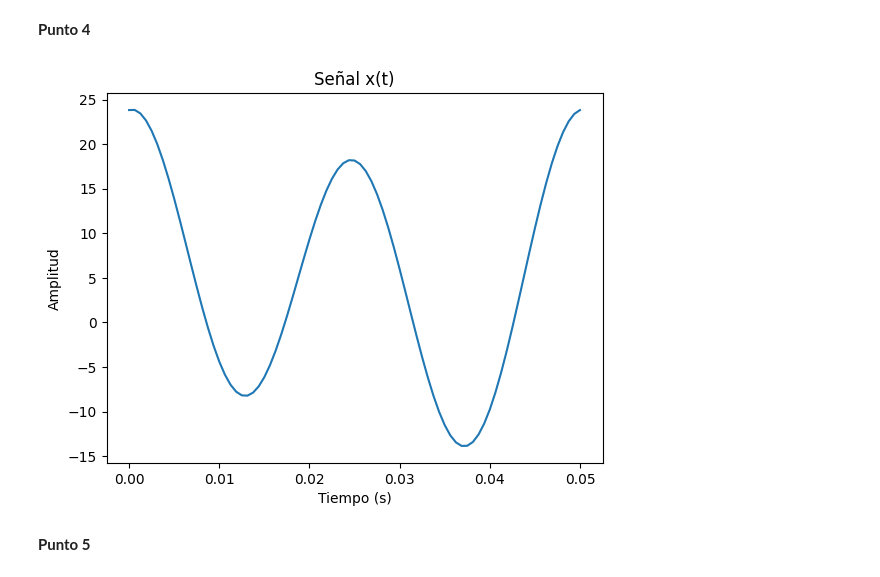
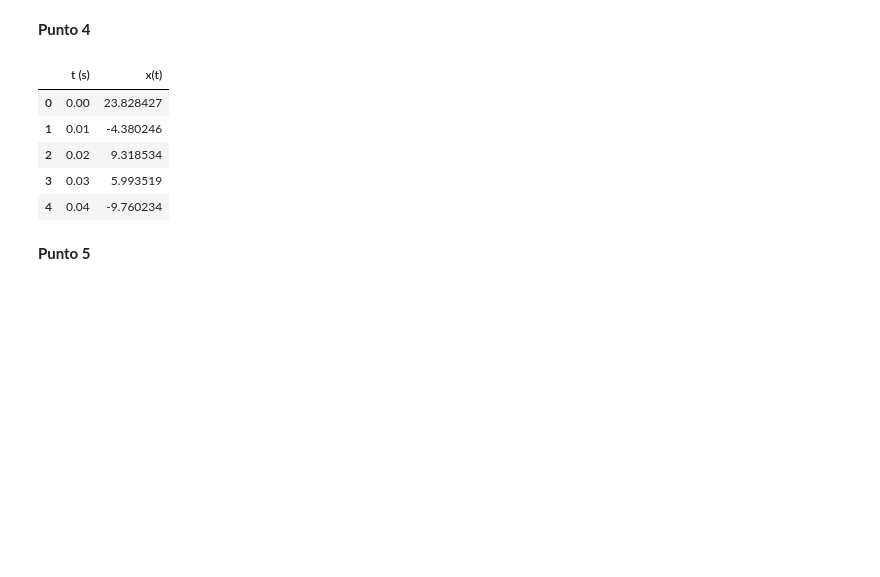
Before and after one commit to marianayarce1224/lab_biosenales, a Jupyter notebook: AnaMariaSeguro/Parcial_AnaMSeguro.ipynb, the cells around one changed output. Drawn from its saved outputs; the diff is of its cells as text; code cells hidden in the pictures; blank space fills up the shorter version.

```diff
--- a/AnaMariaSeguro/Parcial_AnaMSeguro.ipynb
+++ b/AnaMariaSeguro/Parcial_AnaMSeguro.ipynb
@@ -4,24 +4,27 @@
 **Punto 4**
 # %%
 import numpy as np
-import matplotlib.pyplot as plt
+import pandas as pd
 
+a = 7
+k = 2*(a+1)
 f = [20, 40]
-T_senal = 1/f[0] #El periodo de la señal x se define con la frecuencia menor
+fs = max(f)*2 + 20
+Ts = 1 / fs
+t = np.arange(0, 10, Ts)
 
-fs_adecuada = max(f)**2
-t = np.arange(0, T_senal + 1/fs_adecuada, 1/fs_adecuada)
-k = 16
+x_t = 4*np.sin(40*np.pi*t + np.pi/4) + k*np.cos(80*np.pi*t) + 5
 
-x_t = 4 * np.sin(40*np.pi*t + np.pi/4) + k*np.cos(80*np.pi*t) + 5
-
-plt.plot(t, x_t)
-plt.xlabel('Tiempo (s)')
-plt.ylabel('Amplitud')
-plt.title('Señal x(t)')
-plt.show()
+data = {"t (s)": t, "x(t)": x_t}
+muestras = pd.DataFrame(data)
+muestras.head()
 # %% [output]
-[figure, removed]
+|  | t (s) | x(t) |
+| 0 | 0.00 | 23.828427 |
+| 1 | 0.01 | -4.380246 |
+| 2 | 0.02 | 9.318534 |
+| 3 | 0.03 | 5.993519 |
+| 4 | 0.04 | -9.760234 |
 # %% [markdown]
 **Punto 5**
 # %%
```
Also changed, not shown: parts of 3 cells of this notebook.
